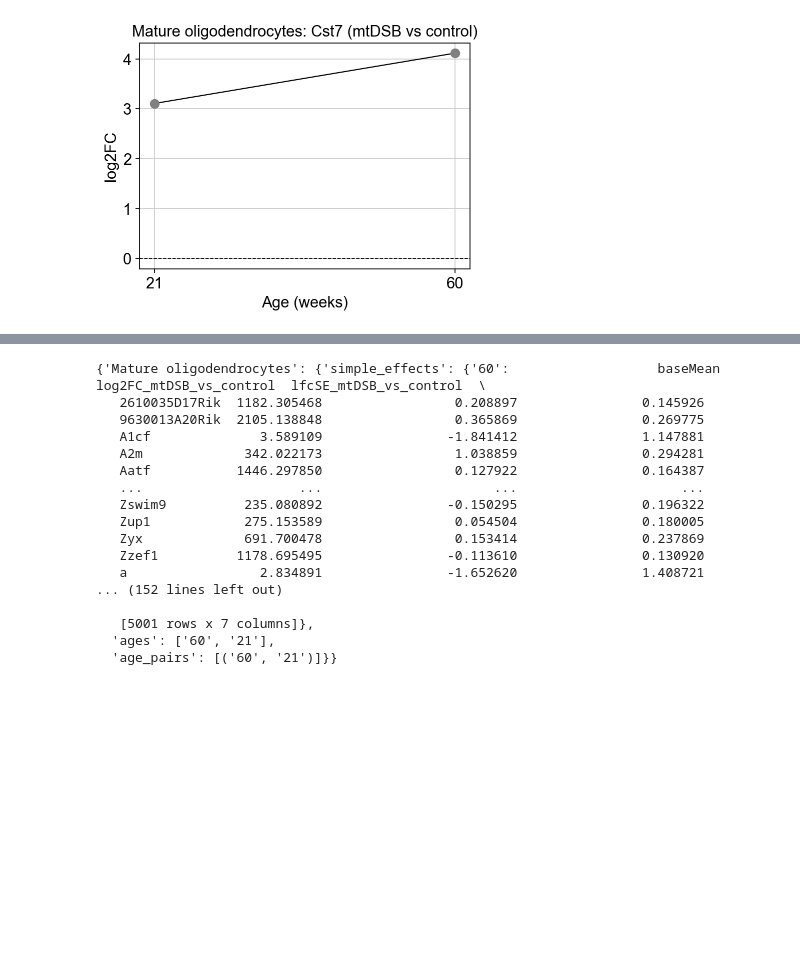
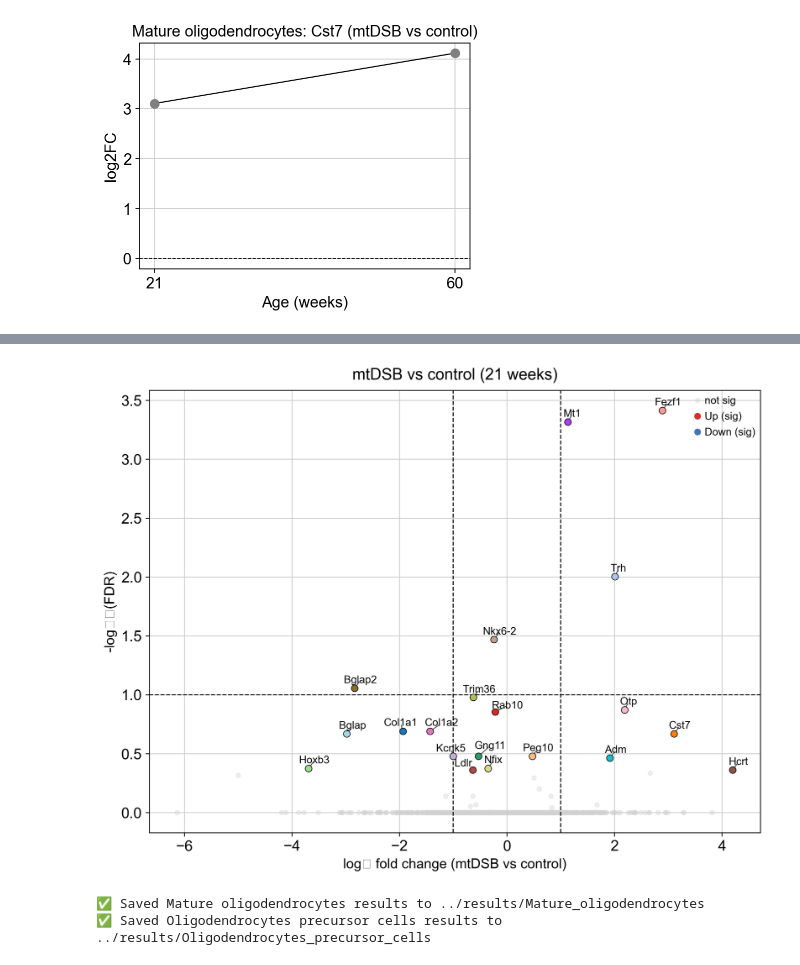
Before and after one commit to christoffermattssonlangseth/oligo-mtDSB, a Jupyter notebook: notebooks/25_agexcondition_OLs.ipynb, the cells around one changed output, grey strips where cells are left out. Drawn from its saved outputs; the diff is of its cells as text; code cells hidden in the pictures; blank space fills up the shorter version.

```diff
--- a/notebooks/25_agexcondition_OLs.ipynb
+++ b/notebooks/25_agexcondition_OLs.ipynb
@@ -729,7 +853,17 @@ pb
+# %%
+volcano_clean(
+    res21,
+    title="mtDSB vs control (21 weeks)",
+    q=0.1, lfc_thr=1.0,
+    label_top_fdr=20, label_top_abs_lfc=12, max_labels=20,
+    highlight_genes=["Trib3", "Cst7", "Hspa5", "Gdf15", 'Serpina3n'],
+)
+# %% [output]
+[figure, added]
 # %%
 import os
 
-def save_all_results(results, outdir="./deseq_results"):
+def save_all_results(results, outdir="../../results"):
     """
     Save all DE results from the nested `results` dict into organized subfolders.
     Structure:
@@ -757,21 +891,8 @@ def save_all_results(results, outdir="./deseq_results"):
                 df.to_csv(os.path.join(ct_dir, fname))
 
         print(f"✅ Saved {ct} results to {ct_dir}")
-# %% [output]
-{'Mature oligodendrocytes': {'simple_effects': {'60':                   baseMean  log2FC_mtDSB_vs_control  lfcSE_mtDSB_vs_control  \
-   2610035D17Rik  1182.305468                 0.208897                0.145926
-   9630013A20Rik  2105.138848                 0.365869                0.269775
-   A1cf              3.589109                -1.841412                1.147881
-   A2m             342.022173                 1.038859                0.294281
-   Aatf           1446.297850                 0.127922                0.164387
-   ...                    ...                      ...                     ...
-   Zswim9          235.080892                -0.150295                0.196322
-   Zup1            275.153589                 0.054504                0.180005
-   Zyx             691.700478                 0.153414                0.237869
-   Zzef1          1178.695495                -0.113610                0.130920
-   a                 2.834891                -1.652620                1.408721
-... (152 lines left out)
-
-   [5001 rows x 7 columns]},
-  'ages': ['60', '21'],
-  'age_pairs': [('60', '21')]}}
+# %%
+save_all_results(results, outdir="../results")
+# %% [output]
+✅ Saved Mature oligodendrocytes results to ../results/Mature_oligodendrocytes
+✅ Saved Oligodendrocytes precursor cells results to ../results/Oligodendrocytes_precursor_cells
```
Also changed, not shown: parts of 13 cells of this notebook.
